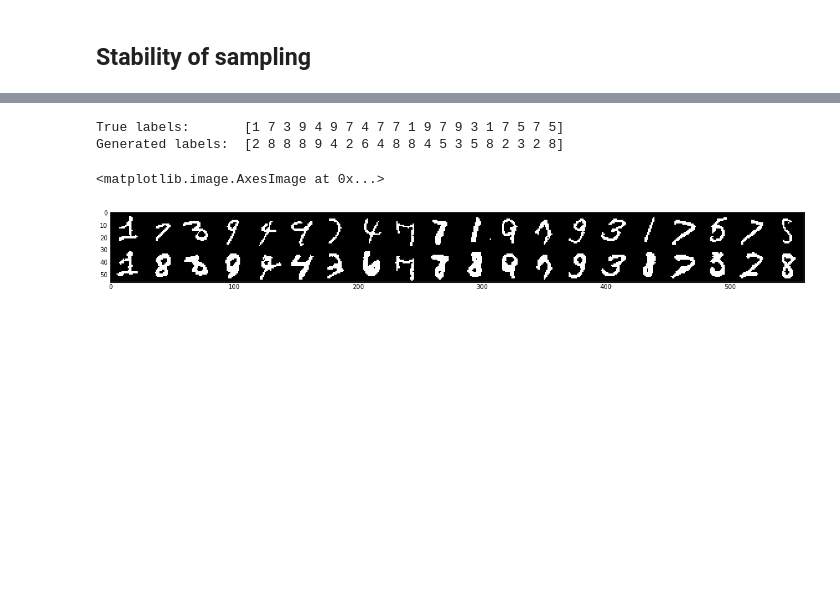
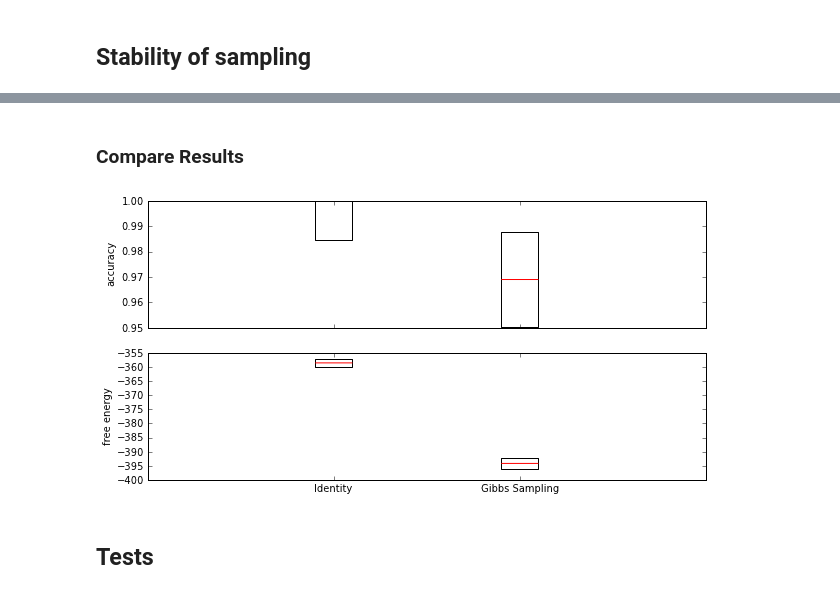
Before and after one commit to surban/ml, a Jupyter notebook: notebooks/rbm-stability.ipynb, the cells around one changed output, grey strips where cells are left out. Cells and saved outputs as stored; diff of their text form; code cells hidden in the pictures; blank space fills up the shorter version.

```diff
--- a/notebooks/rbm-stability.ipynb
+++ b/notebooks/rbm-stability.ipynb
@@ -95,3 +144,12 @@ SVM classification error on whole test set:      0.0599
+# %% [markdown]
+### Compare Results
+# %%
+figsize(10,5)
+rbm.sampling.plot_stability([id_stab, gibbs_stab])
+# %% [output]
+[figure, added]
+# %% [markdown]
+## Tests
 # %%
 X=tcfg.X[0:100, :]
 Z=tcfg.Z[0:100]
@@ -109,12 +160,0 @@ stab, err_tmpl_X, err_gen_X, err_tmpl_Z, err_gen_Z, err_tmpl_CZ, gen_Z = \
-# %%
-n_plot = 20
-print "True labels:      ", err_tmpl_Z[0:n_plot]
-print "Generated labels: ", err_gen_Z[0:n_plot]
-plt.figsize(20,20)
-myplt = np.concatenate((common.util.plot_samples(err_tmpl_X[0:n_plot]), common.util.plot_samples(err_gen_X[0:n_plot])))
-plt.imshow(myplt, interpolation='none')
-# %% [output]
-True labels:       [1 7 3 9 4 9 7 4 7 7 1 9 7 9 3 1 7 5 7 5]
-Generated labels:  [2 8 8 8 9 4 2 6 4 8 8 4 5 3 5 8 2 3 2 8]
-<matplotlib.image.AxesImage at 0x...>
-[figure, removed]
```
Also changed, not shown: parts of 14 cells of this notebook, 3 other files.
